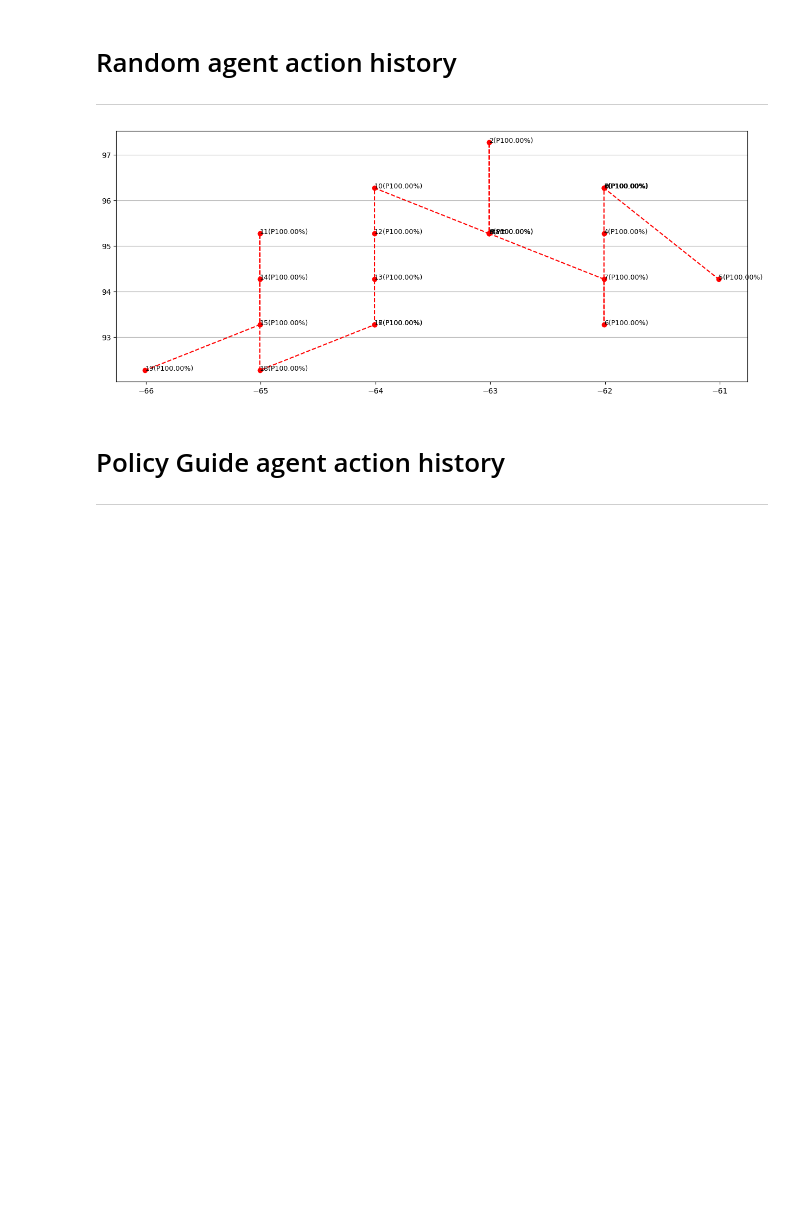
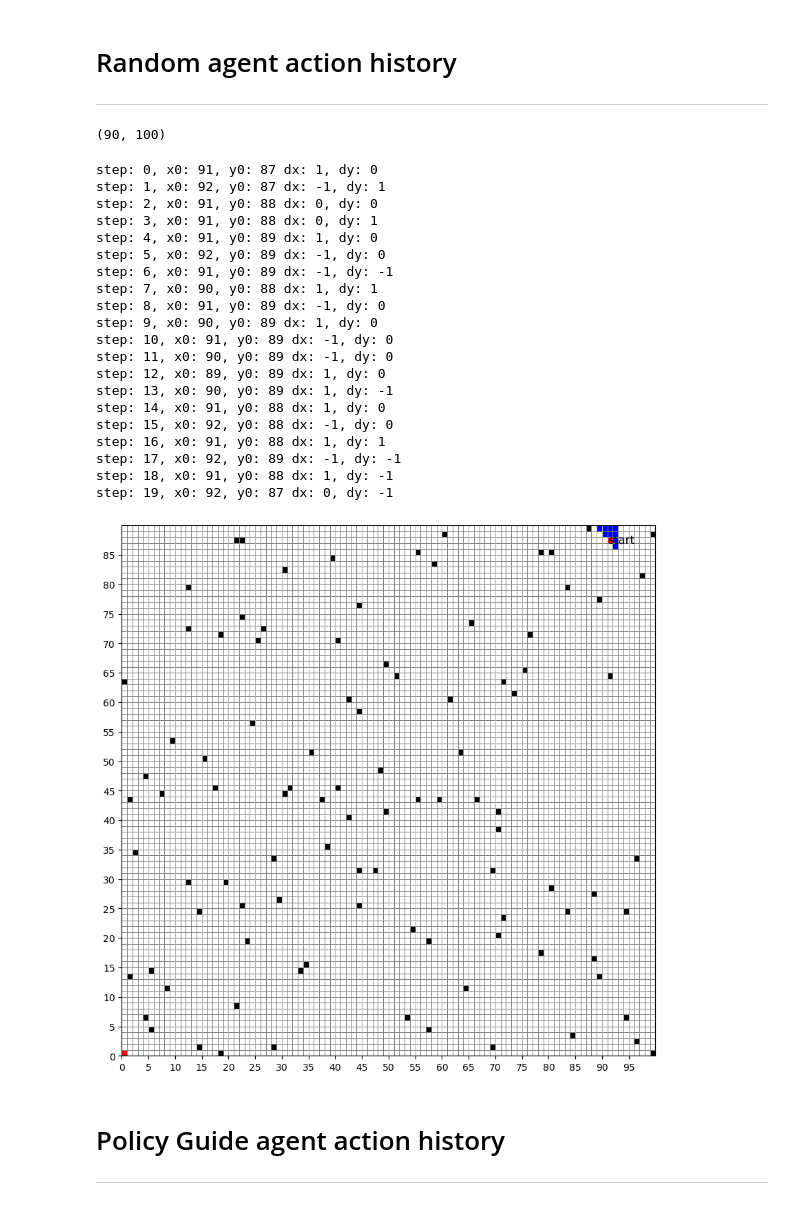
Before and after one commit to Chengbai/rf_agent, a Jupyter notebook: agent.ipynb, the cells around one changed output. Drawn from its saved outputs; the diff is of its cells as text; code cells hidden in the pictures; blank space fills up the shorter version.

Commit message:
Refactor to viz world board

```diff
--- a/agent.ipynb
+++ b/agent.ipynb
@@ -20,16 +22,43 @@ import src.utils as utils
 # %% [markdown]
 # Random agent action history
 ----
+# %%
+FIG_SIZE = (10, 10)
+config = Config()
+world_board = np.zeros(shape=(config.world_height, config.world_width))
+world_board.shape
+# %% [output]
+(90, 100)
 # %%
 episode = Episode.new()
-episode.run_steps_by_random(steps=20)
+episode.run_steps_by_random(steps=30)
 # %%
-fig = plt.figure(figsize=(15, 6))
+fig = plt.figure(figsize=FIG_SIZE)
 ax = fig.add_subplot(1, 1, 1)
 episode.viz(ax=ax)
 plt.show()
 # %% [output]
+step: 0, x0: 91, y0: 87 dx: 1, dy: 0
+step: 1, x0: 92, y0: 87 dx: -1, dy: 1
+step: 2, x0: 91, y0: 88 dx: 0, dy: 0
+step: 3, x0: 91, y0: 88 dx: 0, dy: 1
+step: 4, x0: 91, y0: 89 dx: 1, dy: 0
+step: 5, x0: 92, y0: 89 dx: -1, dy: 0
+step: 6, x0: 91, y0: 89 dx: -1, dy: -1
+step: 7, x0: 90, y0: 88 dx: 1, dy: 1
+step: 8, x0: 91, y0: 89 dx: -1, dy: 0
+step: 9, x0: 90, y0: 89 dx: 1, dy: 0
+step: 10, x0: 91, y0: 89 dx: -1, dy: 0
+step: 11, x0: 90, y0: 89 dx: -1, dy: 0
+step: 12, x0: 89, y0: 89 dx: 1, dy: 0
+step: 13, x0: 90, y0: 89 dx: 1, dy: -1
+step: 14, x0: 91, y0: 88 dx: 1, dy: 0
+step: 15, x0: 92, y0: 88 dx: -1, dy: 0
+step: 16, x0: 91, y0: 88 dx: 1, dy: 1
+step: 17, x0: 92, y0: 89 dx: -1, dy: -1
+step: 18, x0: 91, y0: 88 dx: 1, dy: -1
+step: 19, x0: 92, y0: 87 dx: 0, dy: -1
-[figure, old version]
+[figure, new version]
 # %% [markdown]
 # Policy Guide agent action history
 ----
```
Also changed, not shown: parts of 9 cells of this notebook, 5 other files.
